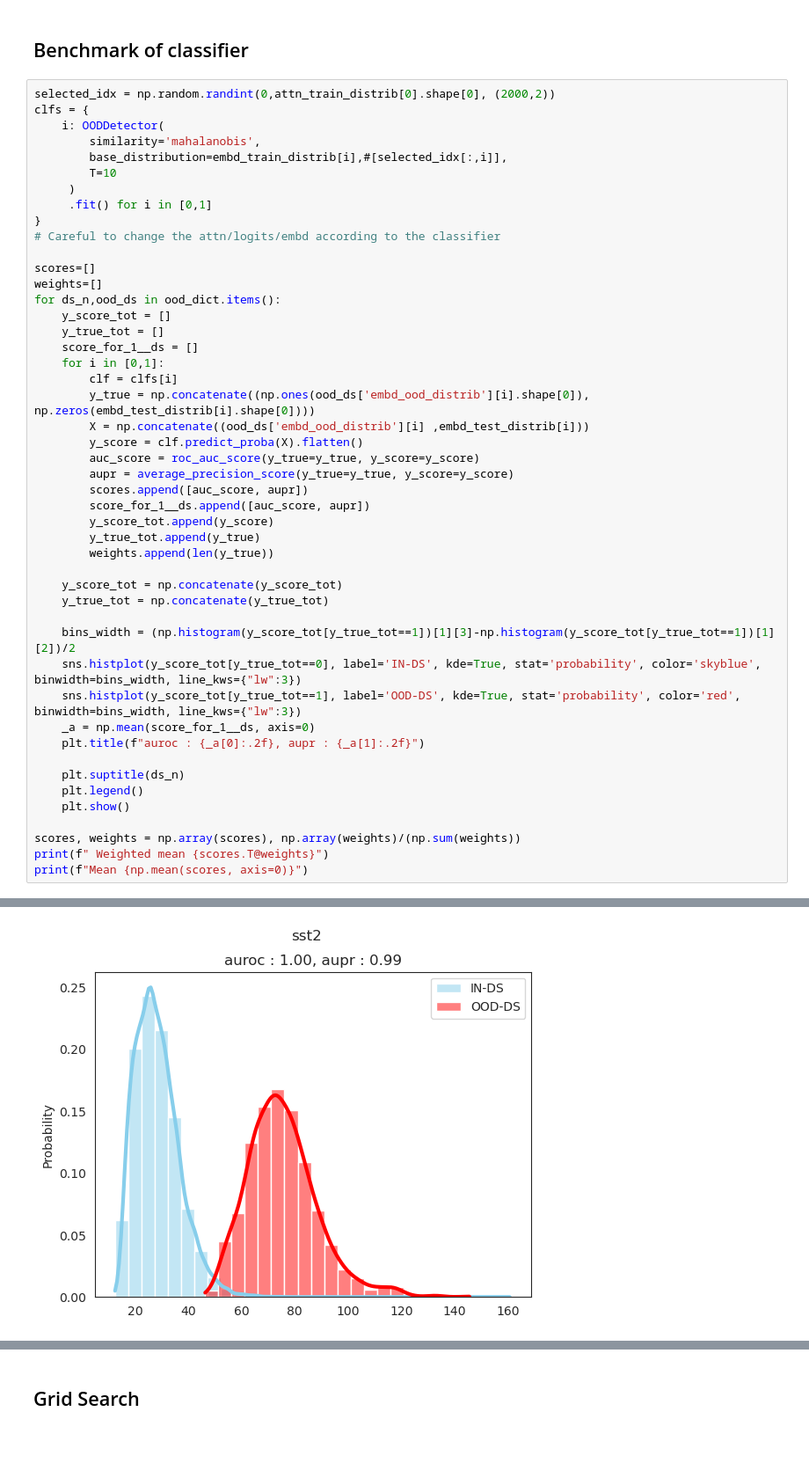
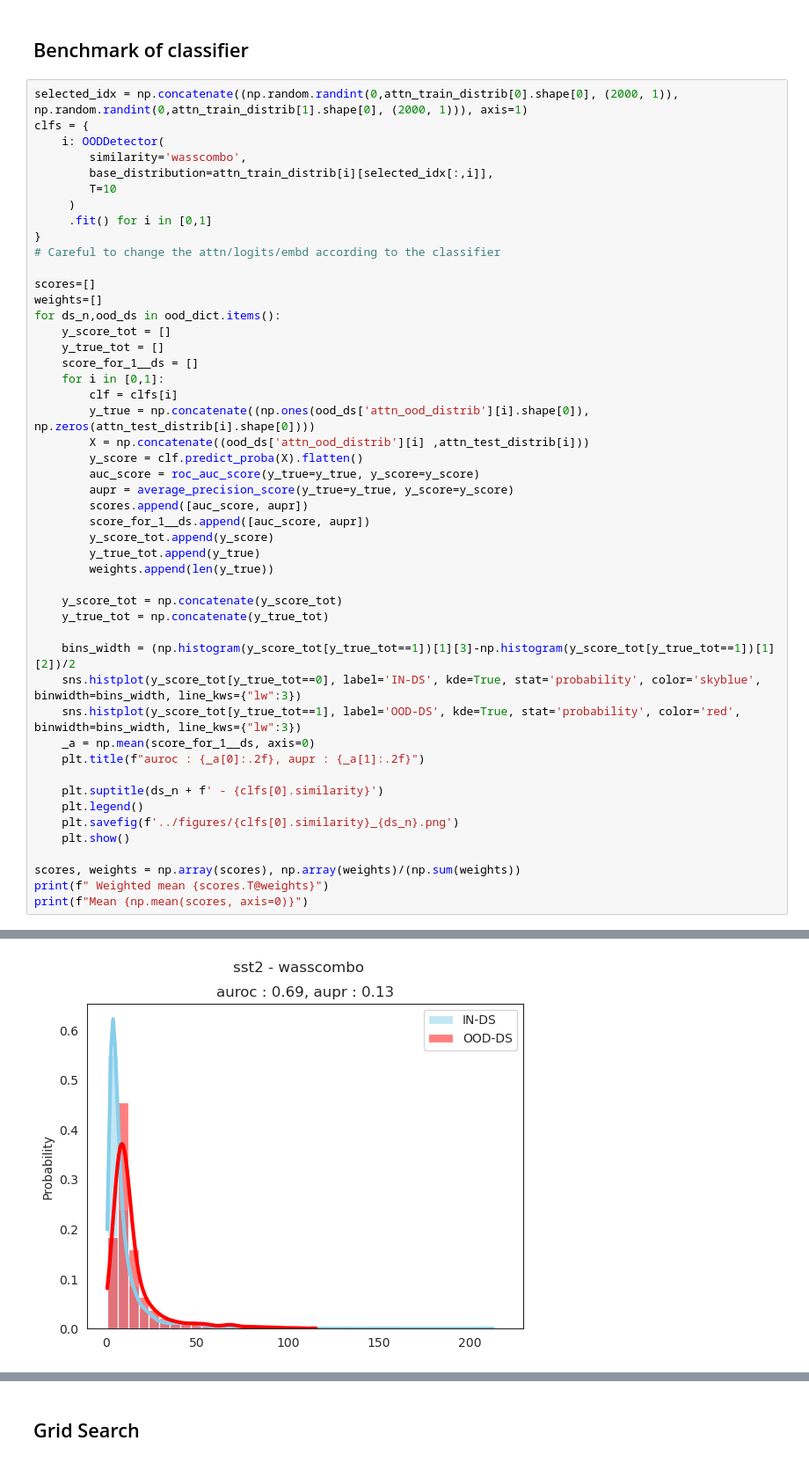
Before and after one commit to lilianmarey/nlp_ood_detection, a Jupyter notebook: beyond_maha/notebooks/bert_benchmark.ipynb, the cells around one changed output, grey strips where cells are left out. Shown at 88% size. Cells and saved outputs as stored; diff of their text form.

Commit message:
figures

```diff
--- a/beyond_maha/notebooks/bert_benchmark.ipynb
+++ b/beyond_maha/notebooks/bert_benchmark.ipynb
@@ -140,11 +140,11 @@ y_ = np.concatenate((np.ones(logit_ood.shape[0]), np.zeros(logit_test.shape[0]))
 # %% [markdown]
 ## Benchmark of classifier
 # %%
-selected_idx = np.random.randint(0,attn_train_distrib[0].shape[0], (2000,2))
+selected_idx = np.concatenate((np.random.randint(0,attn_train_distrib[0].shape[0], (2000, 1)), np.random.randint(0,attn_train_distrib[1].shape[0], (2000, 1))), axis=1)
 clfs = {
     i: OODDetector(
-        similarity='mahalanobis',
-        base_distribution=embd_train_distrib[i],#[selected_idx[:,i]],
+        similarity='wasscombo',
+        base_distribution=attn_train_distrib[i][selected_idx[:,i]],
         T=10
      )
      .fit() for i in [0,1]
@@ -159,8 +159,8 @@ for ds_n,ood_ds in ood_dict.items():
     score_for_1__ds = []
     for i in [0,1]:
         clf = clfs[i]
-        y_true = np.concatenate((np.ones(ood_ds['embd_ood_distrib'][i].shape[0]), np.zeros(embd_test_distrib[i].shape[0])))
-        X = np.concatenate((ood_ds['embd_ood_distrib'][i] ,embd_test_distrib[i]))
+        y_true = np.concatenate((np.ones(ood_ds['attn_ood_distrib'][i].shape[0]), np.zeros(attn_test_distrib[i].shape[0])))
+        X = np.concatenate((ood_ds['attn_ood_distrib'][i] ,attn_test_distrib[i]))
         y_score = clf.predict_proba(X).flatten()
         auc_score = roc_auc_score(y_true=y_true, y_score=y_score)
         aupr = average_precision_score(y_true=y_true, y_score=y_score)
@@ -179,8 +179,9 @@ for ds_n,ood_ds in ood_dict.items():
     _a = np.mean(score_for_1__ds, axis=0)
     plt.title(f"auroc : {_a[0]:.2f}, aupr : {_a[1]:.2f}")
 
-    plt.suptitle(ds_n)
+    plt.suptitle(ds_n + f' - {clfs[0].similarity}')
     plt.legend()
+    plt.savefig(f'../figures/{clfs[0].similarity}_{ds_n}.png')
     plt.show()
 
 scores, weights = np.array(scores), np.array(weights)/(np.sum(weights))
@@ -191 +192 @@ print(f"Mean {np.mean(scores, axis=0)}")
-[figure, old version]
+[figure, new version]
```
Also changed, not shown: parts of 3 cells of this notebook, 28 other files.
